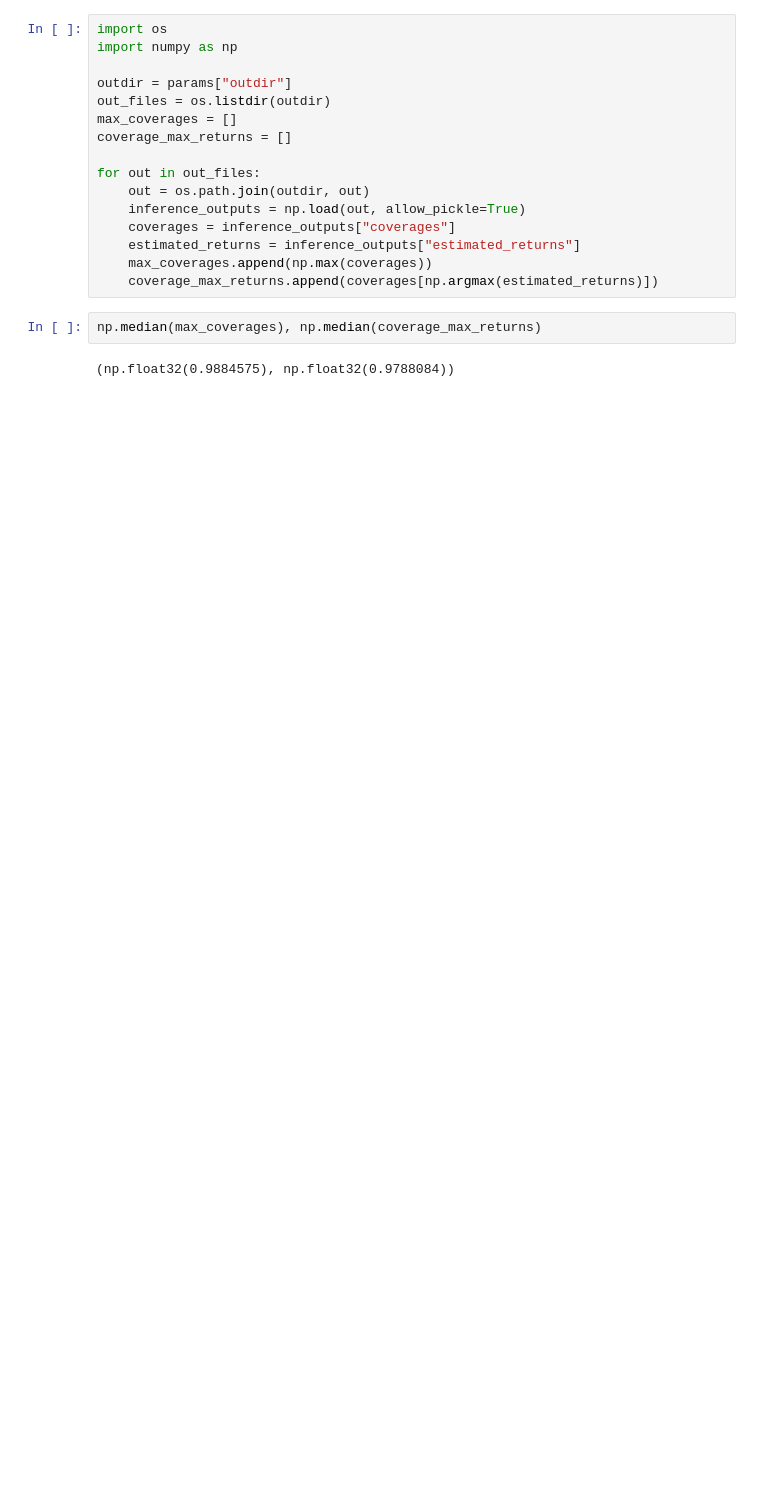
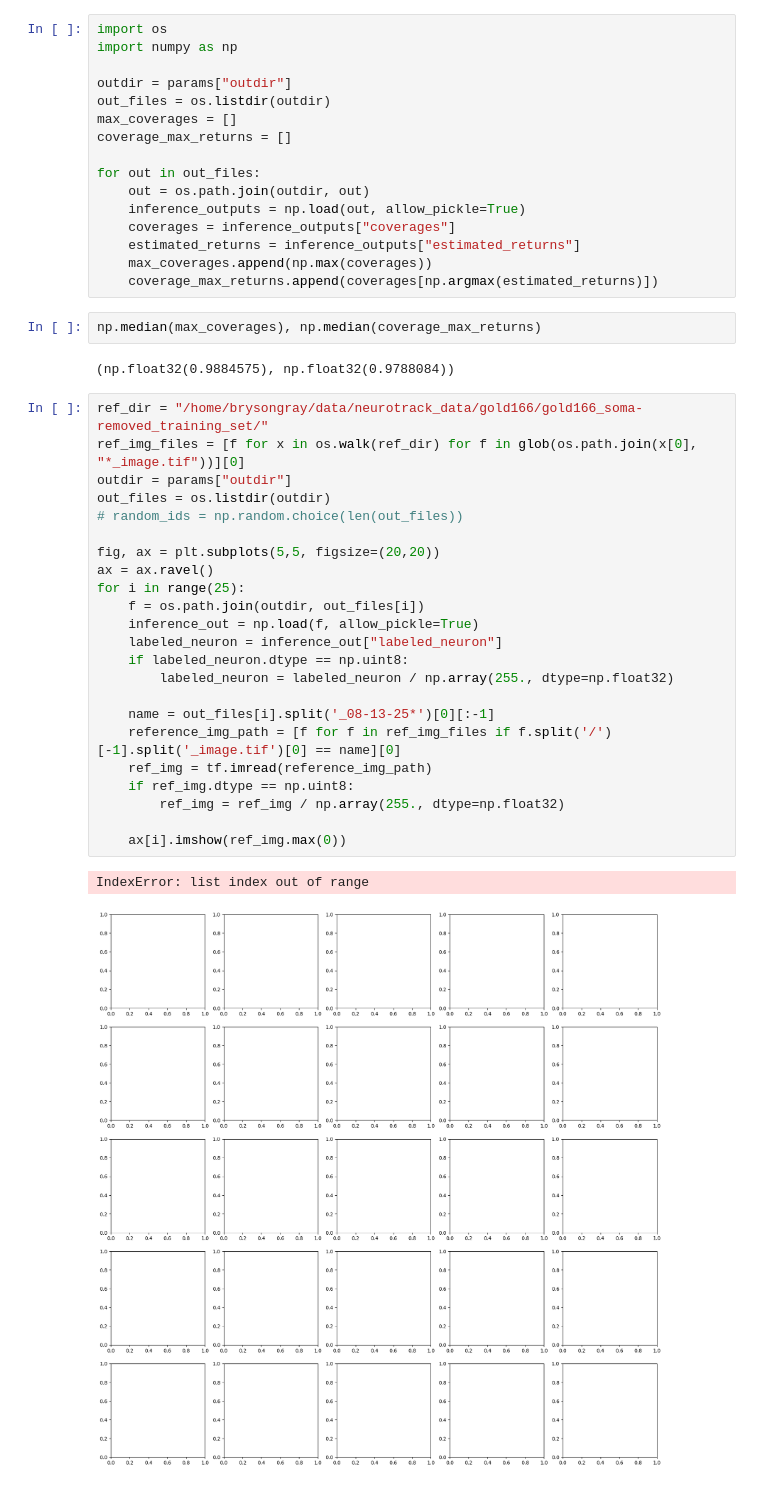
Before and after one commit to BrysonGray/neurotrack, a Jupyter notebook: notebooks/sac_tracking_inference.ipynb, the cells around one changed output. Drawn from its saved outputs; the diff is of its cells as text; blank space fills up the shorter version.

```diff
--- a/notebooks/sac_tracking_inference.ipynb
+++ b/notebooks/sac_tracking_inference.ipynb
@@ -102,3 +113,29 @@ for out in out_files:
 np.median(max_coverages), np.median(coverage_max_returns)
 # %% [output]
 (np.float32(0.9884575), np.float32(0.9788084))
+# %%
+ref_dir = "/home/brysongray/data/neurotrack_data/gold166/gold166_soma-removed_training_set/"
+ref_img_files = [f for x in os.walk(ref_dir) for f in glob(os.path.join(x[0], "*_image.tif"))][0]
+outdir = params["outdir"]
+out_files = os.listdir(outdir)
+# random_ids = np.random.choice(len(out_files))
+
+fig, ax = plt.subplots(5,5, figsize=(20,20))
+ax = ax.ravel()
+for i in range(25):
+    f = os.path.join(outdir, out_files[i])
+    inference_out = np.load(f, allow_pickle=True)
+    labeled_neuron = inference_out["labeled_neuron"]
+    if labeled_neuron.dtype == np.uint8:
+        labeled_neuron = labeled_neuron / np.array(255., dtype=np.float32)
+
+    name = out_files[i].split('_08-13-25*')[0][:-1]
+    reference_img_path = [f for f in ref_img_files if f.split('/')[-1].split('_image.tif')[0] == name][0]
+    ref_img = tf.imread(reference_img_path)
+    if ref_img.dtype == np.uint8:
+        ref_img = ref_img / np.array(255., dtype=np.float32)
+
+    ax[i].imshow(ref_img.max(0))
+# %% [output]
+IndexError: list index out of range
+[figure, added]
```
Also changed, not shown: parts of 6 cells of this notebook, 21 other files.
